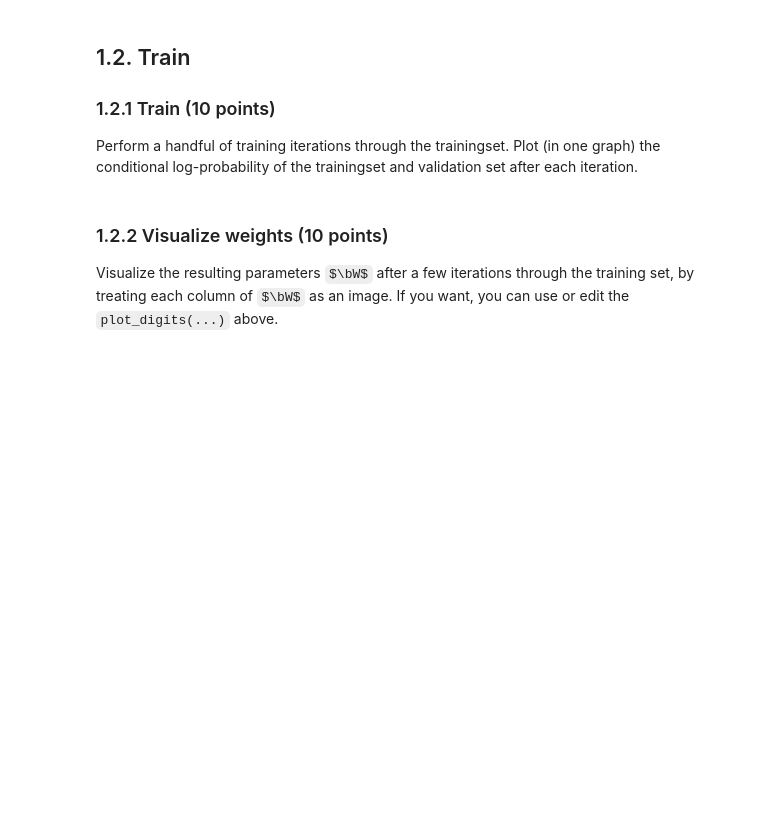
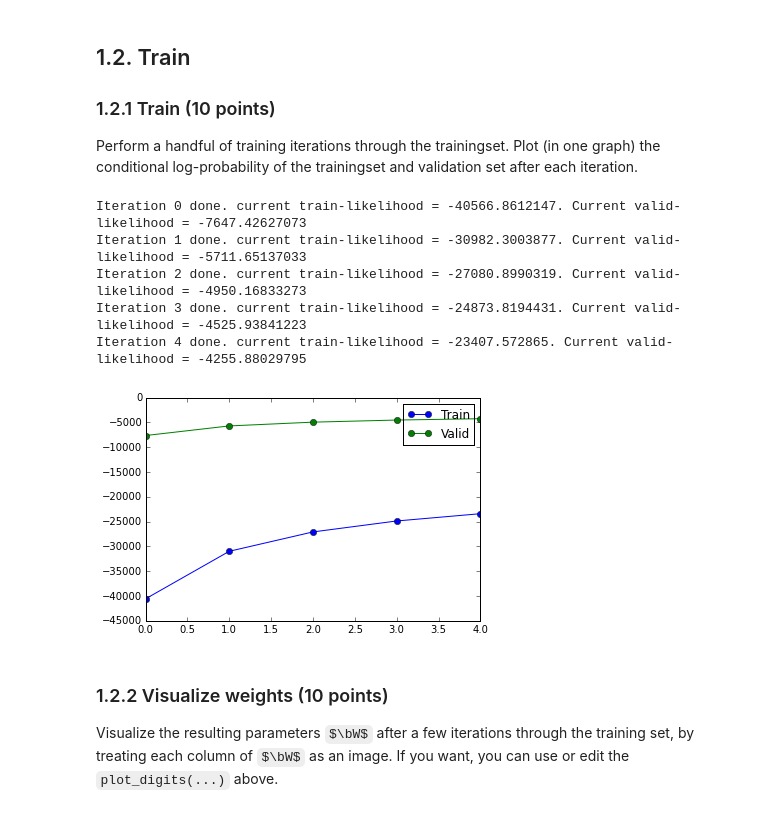
Before and after one commit to basveeling/ml1labs, a Jupyter notebook: Lab2.ipynb, the cells around one changed output. Drawn from its saved outputs; the diff is of its cells as text; code cells hidden in the pictures; some formulas as TeX source; blank space fills up the shorter version.

```diff
--- a/Lab2.ipynb
+++ b/Lab2.ipynb
@@ -322,3 +331,17 @@ w_trained, b_trained = sgd_iter(x_train, t_train, w, b)
+# %%
+iters = 5
+w_trained, b_trained, plot_likelihoods = train(x_train,t_train,x_valid,t_valid,iters)
+plt.plot(range(iters),plot_likelihoods[:,0],'o-',label='Train');
+plt.plot(range(iters),plot_likelihoods[:,1],'o-',label='Valid');
+plt.legend();
+plt.show();
+# %% [output]
+Iteration 0 done. current train-likelihood = -40566.8612147. Current valid-likelihood = -7647.42627073
+Iteration 1 done. current train-likelihood = -30982.3003877. Current valid-likelihood = -5711.65137033
+Iteration 2 done. current train-likelihood = -27080.8990319. Current valid-likelihood = -4950.16833273
+Iteration 3 done. current train-likelihood = -24873.8194431. Current valid-likelihood = -4525.93841223
+Iteration 4 done. current train-likelihood = -23407.572865. Current valid-likelihood = -4255.88029795
+[figure, added]
 # %% [markdown]
 ### 1.2.2 Visualize weights (10 points)
 Visualize the resulting parameters $\bW$ after a few iterations through the training set, by treating each column of $\bW$ as an image. If you want, you can use or edit the `plot_digits(...)` above.
```
Also changed, not shown: parts of 8 cells of this notebook.
